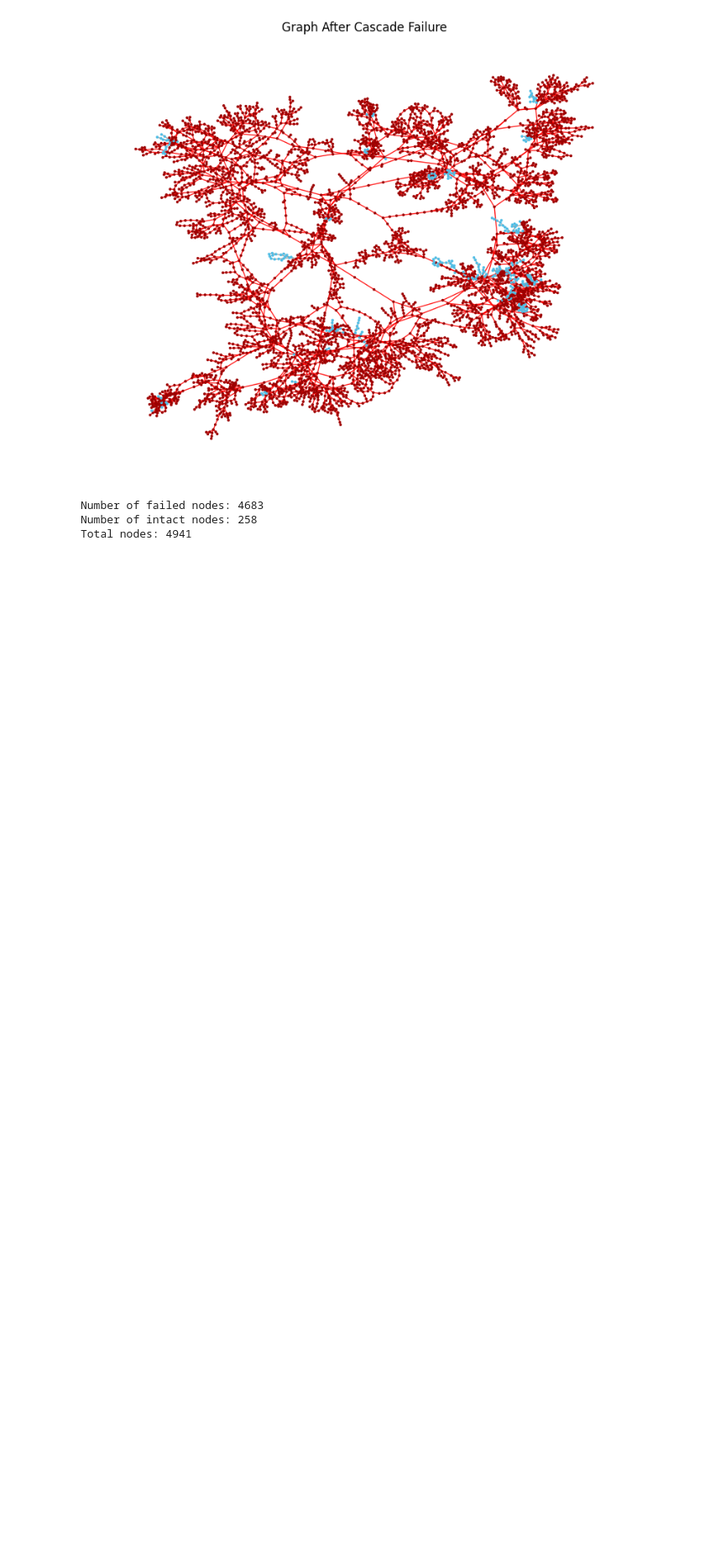
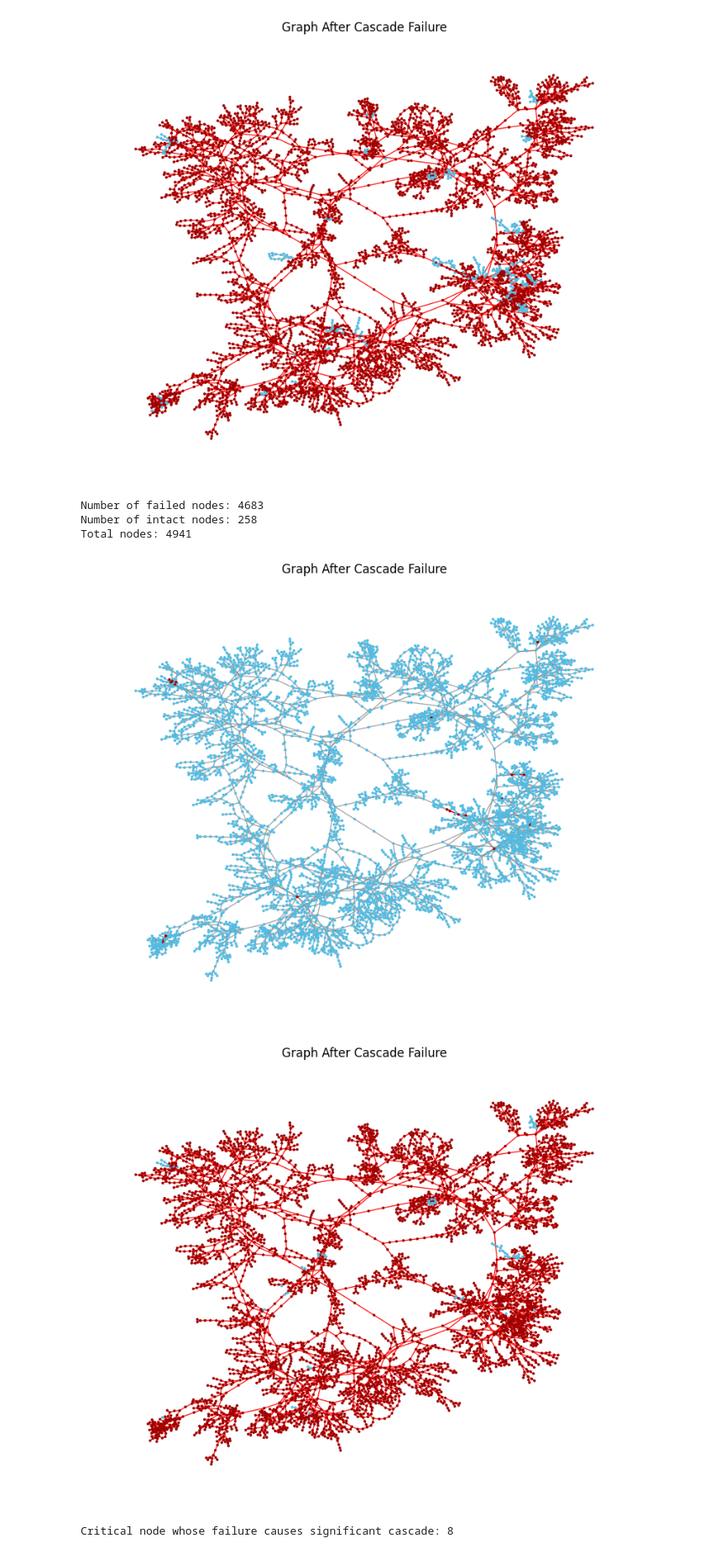
Before and after one commit to OctoPanna/western-us-power-grid, a Jupyter notebook: easy_model.ipynb, the cells around one changed output. Shown at 84% size. Cells and saved outputs as stored; diff of their text form; code cells hidden in the pictures; blank space fills up the shorter version.

```diff
--- a/easy_model.ipynb
+++ b/easy_model.ipynb
@@ -51,3 +51,24 @@ print("Total nodes:", G_after_failure.number_of_nodes())
 Number of failed nodes: 4683
 Number of intact nodes: 258
 Total nodes: 4941
+# %%
+attacked_nodes = high_load_capacity_ratio_and_degree_node_attack(G, number_of_nodes=13)
+G_after_failure = cascade_failure_proportional_load_distribution(G, attacked_nodes)
+draw_graph_after_failure(G_after_failure, title="Graph After Cascade Failure")
+failed_nodes_47 = [n for n in G_after_failure.nodes() if G_after_failure.nodes[n]["failed"]]
+
+attacked_nodes = high_load_capacity_ratio_and_degree_node_attack(G, number_of_nodes=14)
+G_after_failure = cascade_failure_proportional_load_distribution(G, attacked_nodes)
+draw_graph_after_failure(G_after_failure, title="Graph After Cascade Failure")
+failed_nodes_48 = [n for n in G_after_failure.nodes() if G_after_failure.nodes[n]["failed"]]
+
+node = None
+for n in failed_nodes_48:
+    if n not in failed_nodes_47:
+        node=n
+        break
+print("Critical node whose failure causes significant cascade:", node)
+# %% [output]
+[figure, added]
+[figure, added]
+Critical node whose failure causes significant cascade: 8
```
Also changed, not shown: parts of 3 cells of this notebook, 4 other files.
